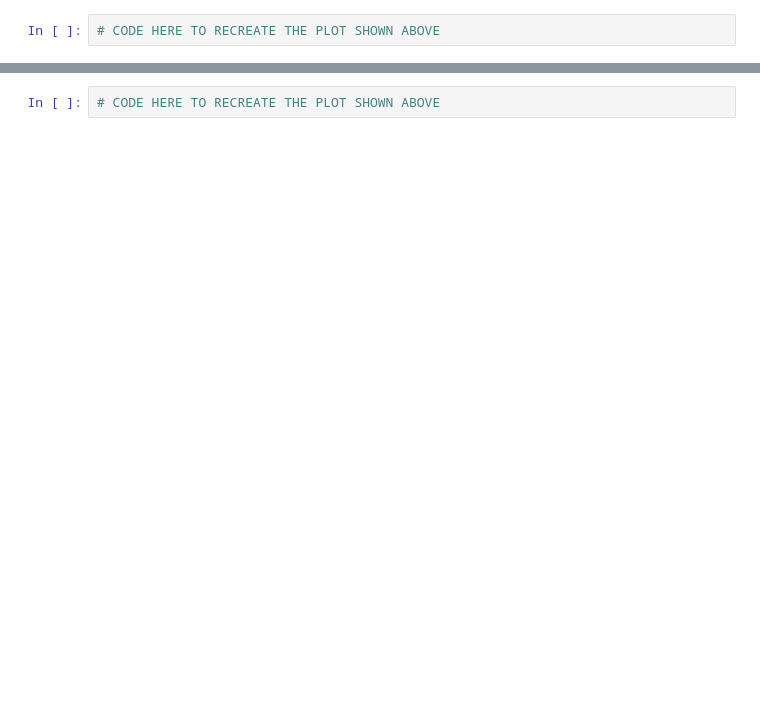
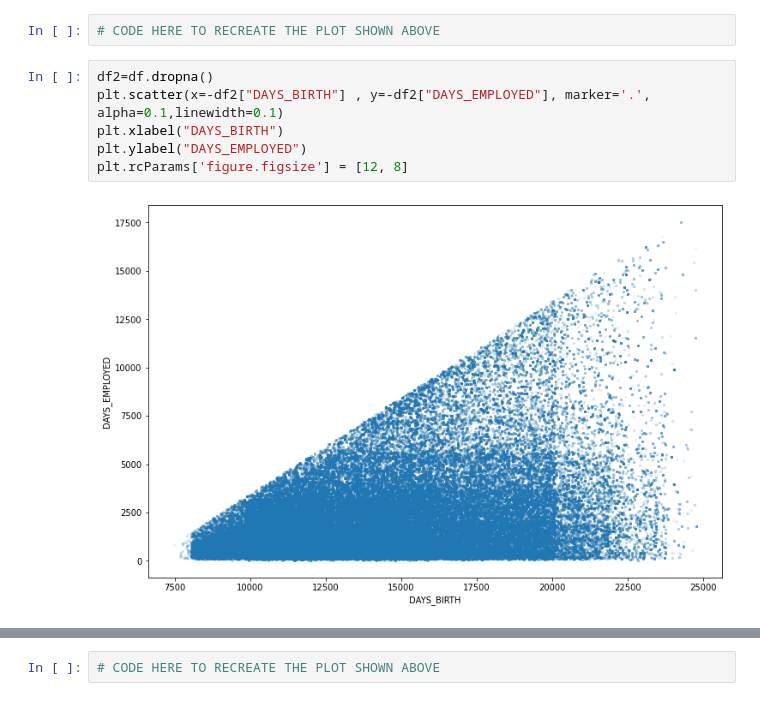
Before and after one commit to SargisHak0byan/Machine-Learning, a Jupyter notebook: Assignment_1/Assignment 1.4.ipynb, the cells around one changed output, grey strips where cells are left out. Saved outputs shown, nothing was run; the diff lists cells and outputs as text; blank space fills up the shorter version.

```diff
--- a/Assignment_1/Assignment 1.4.ipynb
+++ b/Assignment_1/Assignment 1.4.ipynb
@@ -176,6 +176,14 @@ In general do not worry about coloring,styling, or sizing matching up exactly. I
 <img src="task_one.jpg">
 # %%
 # CODE HERE TO RECREATE THE PLOT SHOWN ABOVE
+# %%
+df2=df.dropna()
+plt.scatter(x=-df2["DAYS_BIRTH"] , y=-df2["DAYS_EMPLOYED"], marker='.', alpha=0.1,linewidth=0.1)
+plt.xlabel("DAYS_BIRTH")
+plt.ylabel("DAYS_EMPLOYED")
+plt.rcParams['figure.figsize'] = [12, 8]
+# %% [output]
+[figure, added]
 # %% [markdown]
 -----
 ### TASK: Recreate the Distribution Plot shown below:
```
Also changed, not shown: parts of 3 cells of this notebook.
